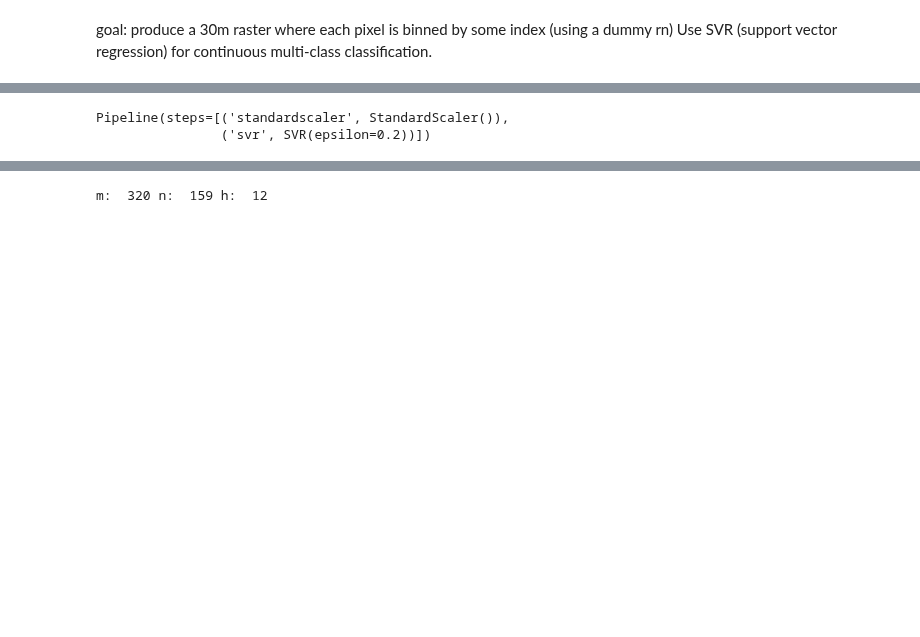
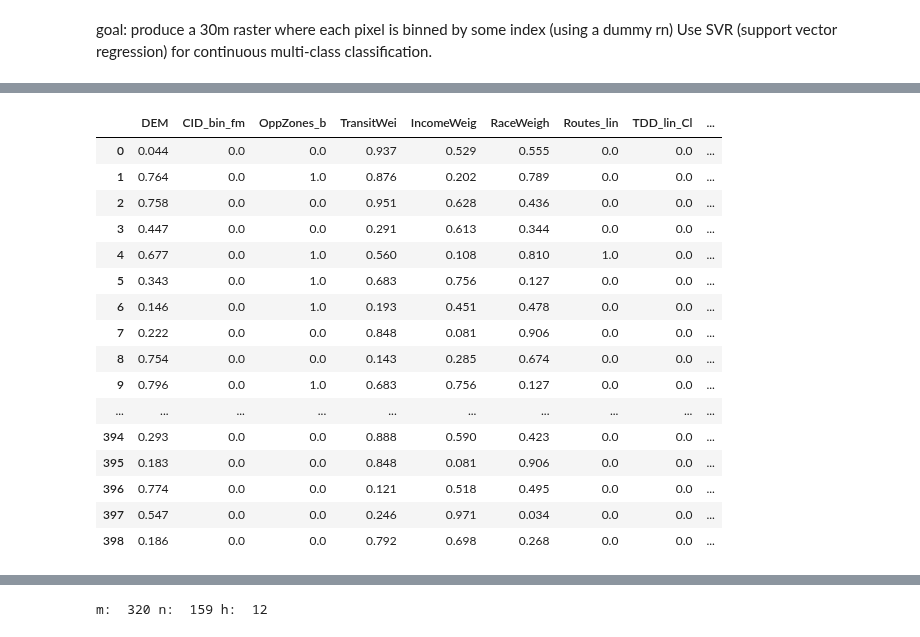
Before and after one commit to juliatompkins/trio-capstone, a Jupyter notebook: rf/rf Classification dupe.ipynb, the cells around one changed output, grey strips where cells are left out. Saved outputs shown, nothing was run; the diff lists cells and outputs as text; code cells hidden in the pictures; blank space fills up the shorter version.

```diff
--- a/rf/rf Classification dupe.ipynb
+++ b/rf/rf Classification dupe.ipynb
@@ -31,21 +31,22 @@ warnings. filterwarnings('ignore')
 # %% [markdown]
 goal: produce a 30m raster where each pixel is binned by some index (using a dummy rn) Use SVR (support vector regression) for continuous multi-class classification.
 # %%
-td = r"FeatureMat\TDReal.shp"
+td = r"FeatureMat\tdptsreal3.shp"
 scaler = QuantileTransformer(output_distribution='uniform')
 
 td_gdf = gpd.read_file(td)
 
-min_value = td_gdf['StlDEM_10m'].min()
-max_value = td_gdf['StlDEM_10m'].max()
-mean_values = td_gdf['StlDEM_10m'].mean()
-std = td_gdf['StlDEM_10m'].std()
-td_gdf['DEM'] = 1 - scaler.fit_transform(td_gdf['StlDEM_10m'].values.reshape(-1, 1)).reshape(-1)
-
+min_value = td_gdf['DEM'].min()
+max_value = td_gdf['DEM'].max()
+mean_values = td_gdf['DEM'].mean()
+std = td_gdf['DEM'].std()
+td_gdf['DEM'] = 1 - scaler.fit_transform(td_gdf['DEM'].values.reshape(-1, 1)).reshape(-1)
+#td_gdf['DEM'] = td_gdf['StlDEM_10m']
 
 td_gdf['Dist2Park'] = 1 - td_gdf['parksNormD']
 
-columns_to_drop = ['OBJECTID', 'OBJECTID_1', 'StopName', 'StopAbbr', 'StopID','StlDEM_10m','parksNormD', 'BusCxn','City', 'StlPop_30m',
-                  'NLNorm_fm','SBDs_bin_f','TIF_bin_fm','OppZones_b','Routes_bin','TDD_bin_fm','trans_weig','CID_bin_fm','parksNor_1','trans_we_1','TIF_bin__1']
-td_gdf = td_gdf.drop(columns=columns_to_drop)
+#columns_to_drop = ['OBJECTID', 'OBJECTID_1', 'StopName', 'StopAbbr', 'StopID','StlDEM_10m','parksNormD', 'BusCxn','City', 'StlPop_30m',
+#                  'NLNorm_fm','SBDs_bin_f','TIF_bin_fm','OppZones_b','Routes_bin','TDD_bin_fm','trans_weig','CID_bin_fm','parksNor_1','trans_we_1','TIF_bin__1']
+#td_gdf = td_gdf.drop(columns=columns_to_drop)
 td_gdf = td_gdf.drop(columns='geometry')
+td_gdf.head()
@@ -151,6 +165,16 @@ from sklearn.svm import SVR
 from sklearn.pipeline import make_pipeline
 from sklearn.preprocessing import StandardScaler
 import numpy as np
+# %%
+for column in td_df.columns:
+    # Extract the column as a numpy array and reshape it for StandardScaler
+    column_data = td_df[column].values.reshape(-1, 1)
+
+    # Apply StandardScaler to the column data
+    scaled_column_data = scaler.fit_transform(column_data)
+
+    # Update the DataFrame with the scaled data
+    td_df[column] = scaled_column_data.flatten()  # Flatten to update the DataFrame
 # %%
 # calculate class labels (index)
 
@@ -183,9 +208,27 @@ pd.set_option('display.precision', 3)
 # %%
 # Assuming td_df is your DataFrame and 'StlPop_fm' is a column name
 n_samples, n_features = td_df.shape[0], td_df.shape[1]-2
-start = td_df.columns.get_loc('StlPop_fm')
-X = td_df.iloc[:, start:-1]
+start = td_df.columns.get_loc('DEM')
+X = td_df.iloc[:, start:-2]
+
 y = td_df.iloc[:,-1]  # Class labels
-#display(X)
+display(X)
 display(y)
 # %% [output]
+|  | DEM | CID_bin_fm | OppZones_b | TransitWei | IncomeWeig | RaceWeigh | Routes_lin | TDD_lin_Cl | ... |
+| 0 | 0.044 | 0.0 | 0.0 | 0.937 | 0.529 | 0.555 | 0.0 | 0.0 | ... |
+| 1 | 0.764 | 0.0 | 1.0 | 0.876 | 0.202 | 0.789 | 0.0 | 0.0 | ... |
+| 2 | 0.758 | 0.0 | 0.0 | 0.951 | 0.628 | 0.436 | 0.0 | 0.0 | ... |
+| 3 | 0.447 | 0.0 | 0.0 | 0.291 | 0.613 | 0.344 | 0.0 | 0.0 | ... |
+| 4 | 0.677 | 0.0 | 1.0 | 0.560 | 0.108 | 0.810 | 1.0 | 0.0 | ... |
+| 5 | 0.343 | 0.0 | 1.0 | 0.683 | 0.756 | 0.127 | 0.0 | 0.0 | ... |
+| 6 | 0.146 | 0.0 | 1.0 | 0.193 | 0.451 | 0.478 | 0.0 | 0.0 | ... |
+| 7 | 0.222 | 0.0 | 0.0 | 0.848 | 0.081 | 0.906 | 0.0 | 0.0 | ... |
+| 8 | 0.754 | 0.0 | 0.0 | 0.143 | 0.285 | 0.674 | 0.0 | 0.0 | ... |
+| 9 | 0.796 | 0.0 | 1.0 | 0.683 | 0.756 | 0.127 | 0.0 | 0.0 | ... |
+| ... | ... | ... | ... | ... | ... | ... | ... | ... | ... |
+| 394 | 0.293 | 0.0 | 0.0 | 0.888 | 0.590 | 0.423 | 0.0 | 0.0 | ... |
+| 395 | 0.183 | 0.0 | 0.0 | 0.848 | 0.081 | 0.906 | 0.0 | 0.0 | ... |
+| 396 | 0.774 | 0.0 | 0.0 | 0.121 | 0.518 | 0.495 | 0.0 | 0.0 | ... |
+| 397 | 0.547 | 0.0 | 0.0 | 0.246 | 0.971 | 0.034 | 0.0 | 0.0 | ... |
+| 398 | 0.186 | 0.0 | 0.0 | 0.792 | 0.698 | 0.268 | 0.0 | 0.0 | ... |
@@ -208,7 +251 @@ display(y)
 Name: Labels, dtype: float64
-# %%
-regr = make_pipeline(StandardScaler(), SVR(C=1.0, epsilon=0.2))
-regr.fit(X, y)
-# %% [output]
-Pipeline(steps=[('standardscaler', StandardScaler()),
-                ('svr', SVR(epsilon=0.2))])
```
Also changed, not shown: parts of 14 cells of this notebook, 17 other files.
